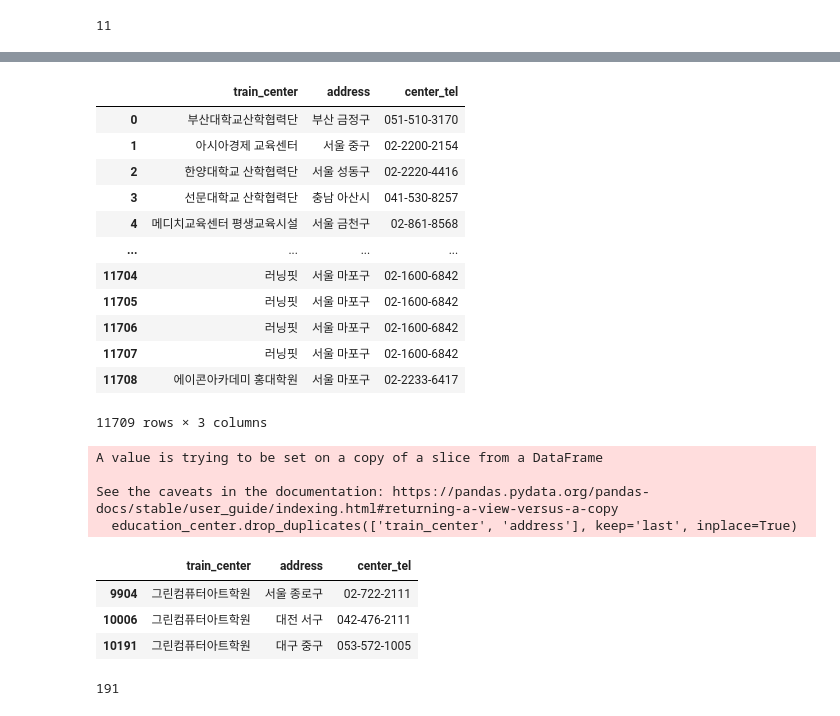
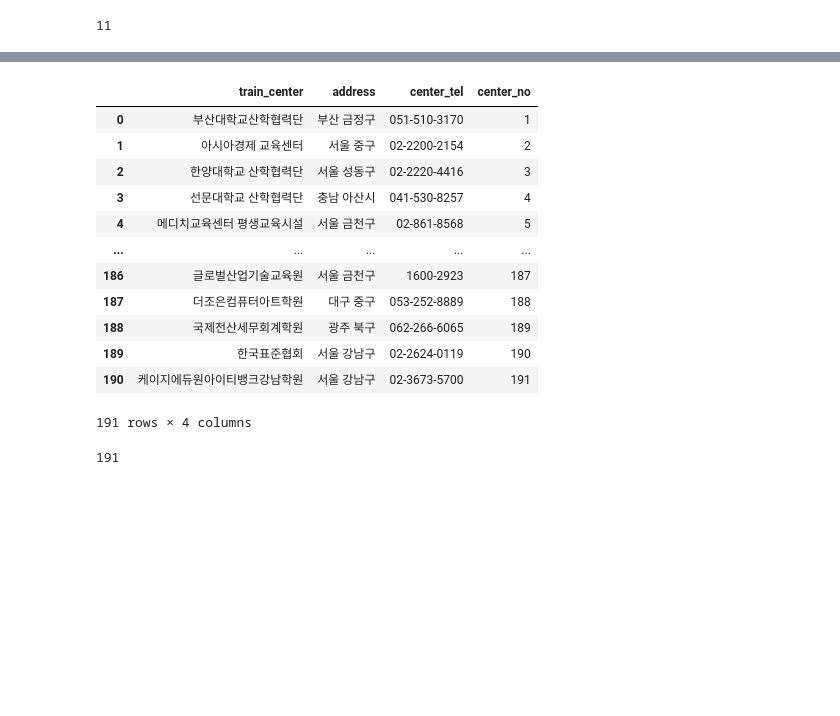
Before and after one commit to gchin97/multi_finalproject, a Jupyter notebook: analysis/db_push.ipynb, the cells around one changed output, grey strips where cells are left out. Drawn from its saved outputs; the diff is of its cells as text; code cells hidden in the pictures; blank space fills up the shorter version.

```diff
--- a/analysis/db_push.ipynb
+++ b/analysis/db_push.ipynb
@@ -136,33 +127,20 @@ education['no'] = [i for i in range(1, len(education)+1)]
-# %%
-education_center
-# %% [output]
-|  | train_center | address | center_tel |
-| 0 | 부산대학교산학협력단 | 부산 금정구 | 051-510-3170 |
-| 1 | 아시아경제 교육센터 | 서울 중구 | 02-2200-2154 |
-| 2 | 한양대학교 산학협력단 | 서울 성동구 | 02-2220-4416 |
-| 3 | 선문대학교 산학협력단 | 충남 아산시 | 041-530-8257 |
-| 4 | 메디치교육센터 평생교육시설 | 서울 금천구 | 02-861-8568 |
-| ... | ... | ... | ... |
-| 11704 | 러닝핏 | 서울 마포구 | 02-1600-6842 |
-| 11705 | 러닝핏 | 서울 마포구 | 02-1600-6842 |
-| 11706 | 러닝핏 | 서울 마포구 | 02-1600-6842 |
-| 11707 | 러닝핏 | 서울 마포구 | 02-1600-6842 |
-| 11708 | 에이콘아카데미 홍대학원 | 서울 마포구 | 02-2233-6417 |
-11709 rows × 3 columns
-# %%
-education_center.drop_duplicates(['train_center', 'address'], keep='last', inplace=True)
-# %% [output]
-A value is trying to be set on a copy of a slice from a DataFrame
-
-See the caveats in the documentation: https://pandas.pydata.org/pandas-docs/stable/user_guide/indexing.html#returning-a-view-versus-a-copy
-  education_center.drop_duplicates(['train_center', 'address'], keep='last', inplace=True)
-# %%
-education_center.loc[education_center['train_center'] == '그린컴퓨터아트학원']
-# %% [output]
-|  | train_center | address | center_tel |
-| 9904 | 그린컴퓨터아트학원 | 서울 종로구 | 02-722-2111 |
-| 10006 | 그린컴퓨터아트학원 | 대전 서구 | 042-476-2111 |
-| 10191 | 그린컴퓨터아트학원 | 대구 중구 | 053-572-1005 |
+# %%
+education_center = pd.read_csv('data/education_center_테이블_수정.csv', encoding='utf-8')
+education_center
+# %% [output]
+|  | train_center | address | center_tel | center_no |
+| 0 | 부산대학교산학협력단 | 부산 금정구 | 051-510-3170 | 1 |
+| 1 | 아시아경제 교육센터 | 서울 중구 | 02-2200-2154 | 2 |
+| 2 | 한양대학교 산학협력단 | 서울 성동구 | 02-2220-4416 | 3 |
+| 3 | 선문대학교 산학협력단 | 충남 아산시 | 041-530-8257 | 4 |
+| 4 | 메디치교육센터 평생교육시설 | 서울 금천구 | 02-861-8568 | 5 |
+| ... | ... | ... | ... | ... |
+| 186 | 글로벌산업기술교육원 | 서울 금천구 | 1600-2923 | 187 |
+| 187 | 더조은컴퓨터아트학원 | 대구 중구 | 053-252-8889 | 188 |
+| 188 | 국제전산세무회계학원 | 광주 북구 | 062-266-6065 | 189 |
+| 189 | 한국표준협회 | 서울 강남구 | 02-2624-0119 | 190 |
+| 190 | 케이지에듀원아이티뱅크강남학원 | 서울 강남구 | 02-3673-5700 | 191 |
+191 rows × 4 columns
 # %%
 education_center.to_sql(name='education_center', con=engine, if_exists='append', index=False)
 # %% [output]
```
Also changed, not shown: parts of 7 cells of this notebook, 1 other file.
